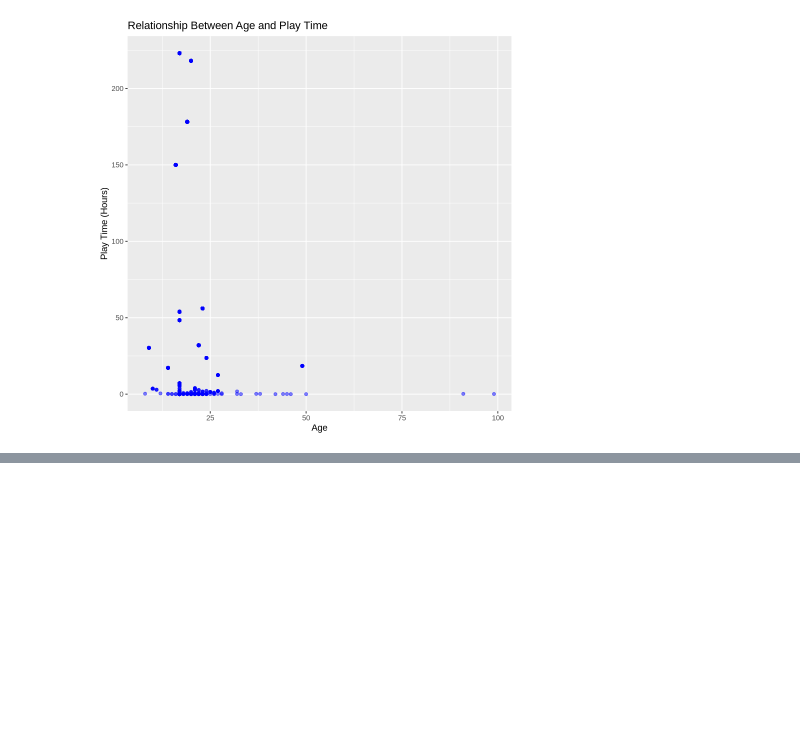
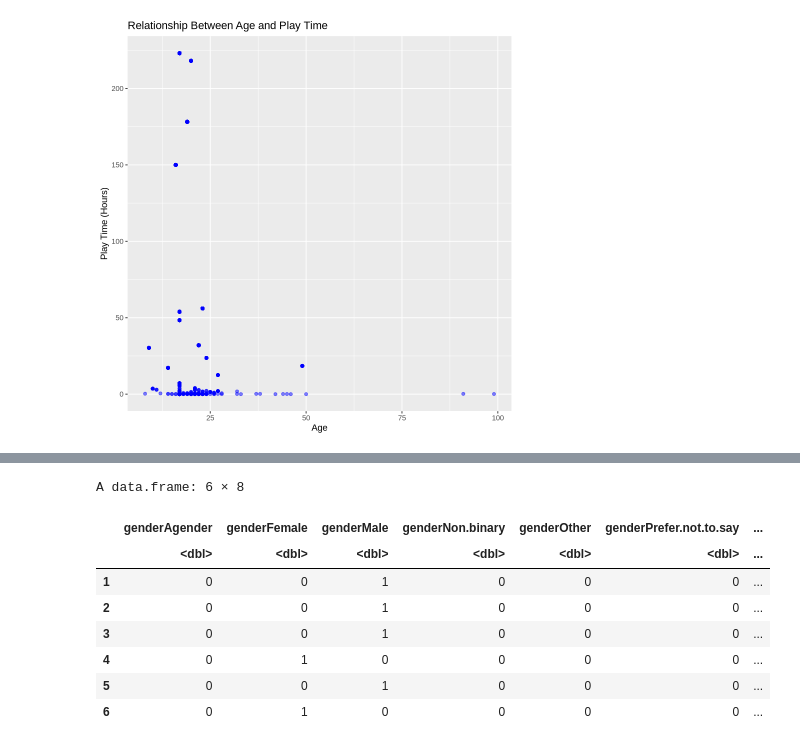
Before and after one commit to yuunvis/Group-Project, a Jupyter notebook: group_project.ipynb, the cells around one changed output, grey strips where cells are left out. Cells and saved outputs as stored; diff of their text form; code cells hidden in the pictures; blank space fills up the shorter version.

```diff
--- a/group_project.ipynb
+++ b/group_project.ipynb
@@ -137,0 +194,17 @@ plot3
+# %%
+#For gender:
+gender_data<-play_data_select|>
+            select(gender, played_hours)
+dummy<-dummyVars("~ .", data = gender_data)
+final_gender_data<- data.frame(predict(dummy, newdata=gender_data))
+head(final_gender_data)
+# %% [output]
+A data.frame: 6 × 8
+|  | genderAgender | genderFemale | genderMale | genderNon.binary | genderOther | genderPrefer.not.to.say | ... |
+|  | <dbl> | <dbl> | <dbl> | <dbl> | <dbl> | <dbl> | ... |
+| 1 | 0 | 0 | 1 | 0 | 0 | 0 | ... |
+| 2 | 0 | 0 | 1 | 0 | 0 | 0 | ... |
+| 3 | 0 | 0 | 1 | 0 | 0 | 0 | ... |
+| 4 | 0 | 1 | 0 | 0 | 0 | 0 | ... |
+| 5 | 0 | 0 | 1 | 0 | 0 | 0 | ... |
+| 6 | 0 | 1 | 0 | 0 | 0 | 0 | ... |
```
Also changed, not shown: parts of 10 cells of this notebook.
